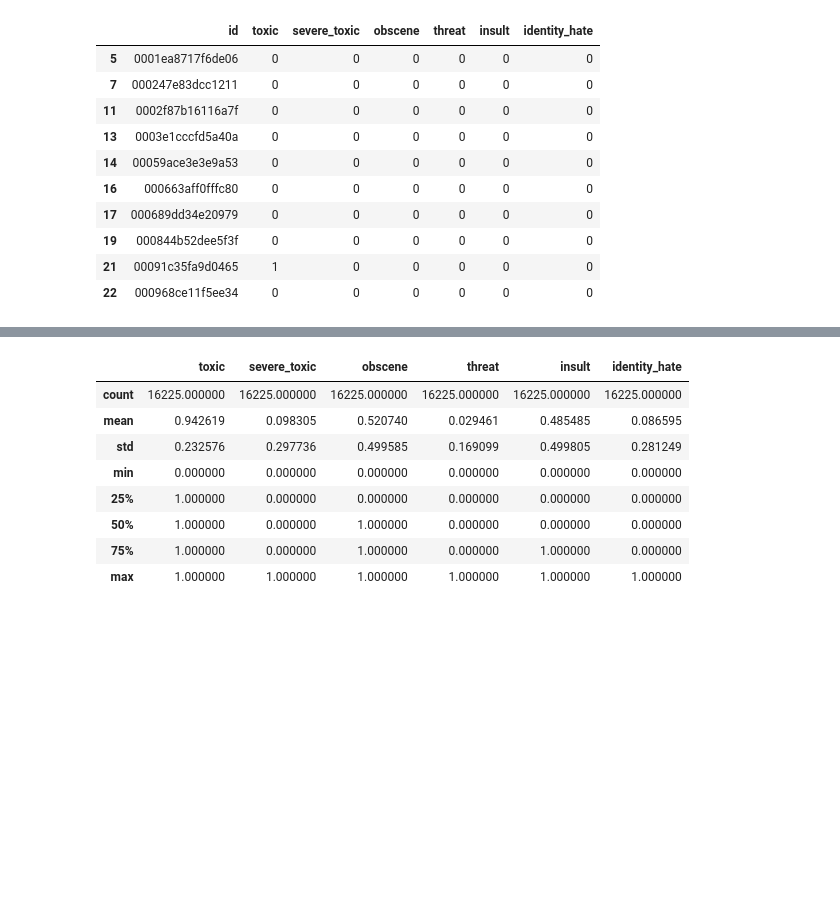
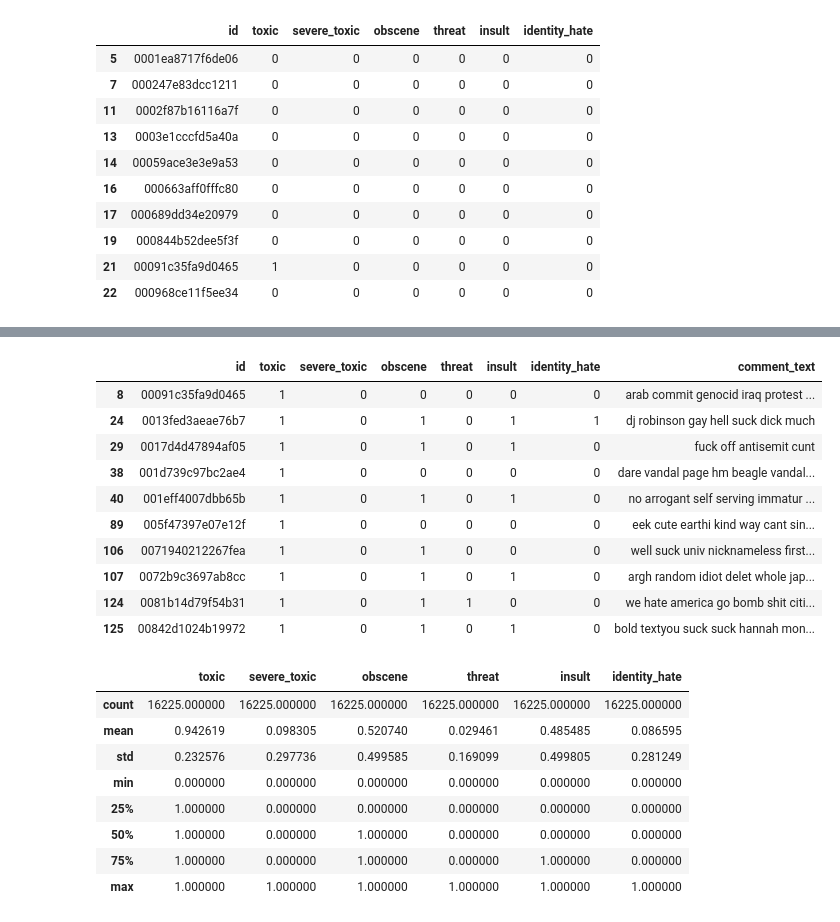
Before and after one commit to ApaarGandhi28/Major_Project, a Jupyter notebook: GloveLSTM.ipynb, the cells around one changed output, grey strips where cells are left out. Cells and saved outputs as stored; diff of their text form; code cells hidden in the pictures; blank space fills up the shorter version.

```diff
--- a/GloveLSTM.ipynb
+++ b/GloveLSTM.ipynb
@@ -232,3 +222,35 @@ test.head(10)
+# %%
+totalContentCleaned = []
+newComments = []
+punctDict = {}
+for punct in string.punctuation:
+    punctDict[punct] = None
+transString = str.maketrans(punctDict)
+# since we intent to remove any punctuation with ''
+for sen in test['comment_text']:
+    word_list = []
+    for word in sen.split():
+        if not word in stop_words:
+            word_list.append(stemmer.stem(lemmatizer.lemmatize(word,pos="v")))
+    totalContentCleaned = " ".join(word_list)
+    # print(totalContentCleaned)
+    newComments.append(totalContentCleaned.translate(transString))
+
+# print(newComments)
+test['comment_text'] = newComments
+test.head(10)
+# %% [output]
+|  | id | toxic | severe_toxic | obscene | threat | insult | identity_hate | comment_text |
+| 8 | 00091c35fa9d0465 | 1 | 0 | 0 | 0 | 0 | 0 | arab commit genocid iraq protest ... |
+| 24 | 0013fed3aeae76b7 | 1 | 0 | 1 | 0 | 1 | 1 | dj robinson gay hell suck dick much |
+| 29 | 0017d4d47894af05 | 1 | 0 | 1 | 0 | 1 | 0 | fuck off antisemit cunt |
+| 38 | 001d739c97bc2ae4 | 1 | 0 | 0 | 0 | 0 | 0 | dare vandal page hm beagle vandal... |
+| 40 | 001eff4007dbb65b | 1 | 0 | 1 | 0 | 1 | 0 | no arrogant self serving immatur ... |
+| 89 | 005f47397e07e12f | 1 | 0 | 0 | 0 | 0 | 0 | eek cute earthi kind way cant sin... |
+| 106 | 0071940212267fea | 1 | 0 | 1 | 0 | 0 | 0 | well suck univ nicknameless first... |
+| 107 | 0072b9c3697ab8cc | 1 | 0 | 1 | 0 | 1 | 0 | argh random idiot delet whole jap... |
+| 124 | 0081b14d79f54b31 | 1 | 0 | 1 | 1 | 0 | 0 | we hate america go bomb shit citi... |
+| 125 | 00842d1024b19972 | 1 | 0 | 1 | 0 | 1 | 0 | bold textyou suck suck hannah mon... |
 # %%
 train.describe()
 # %% [output]
```
Also changed, not shown: parts of 27 cells of this notebook.
